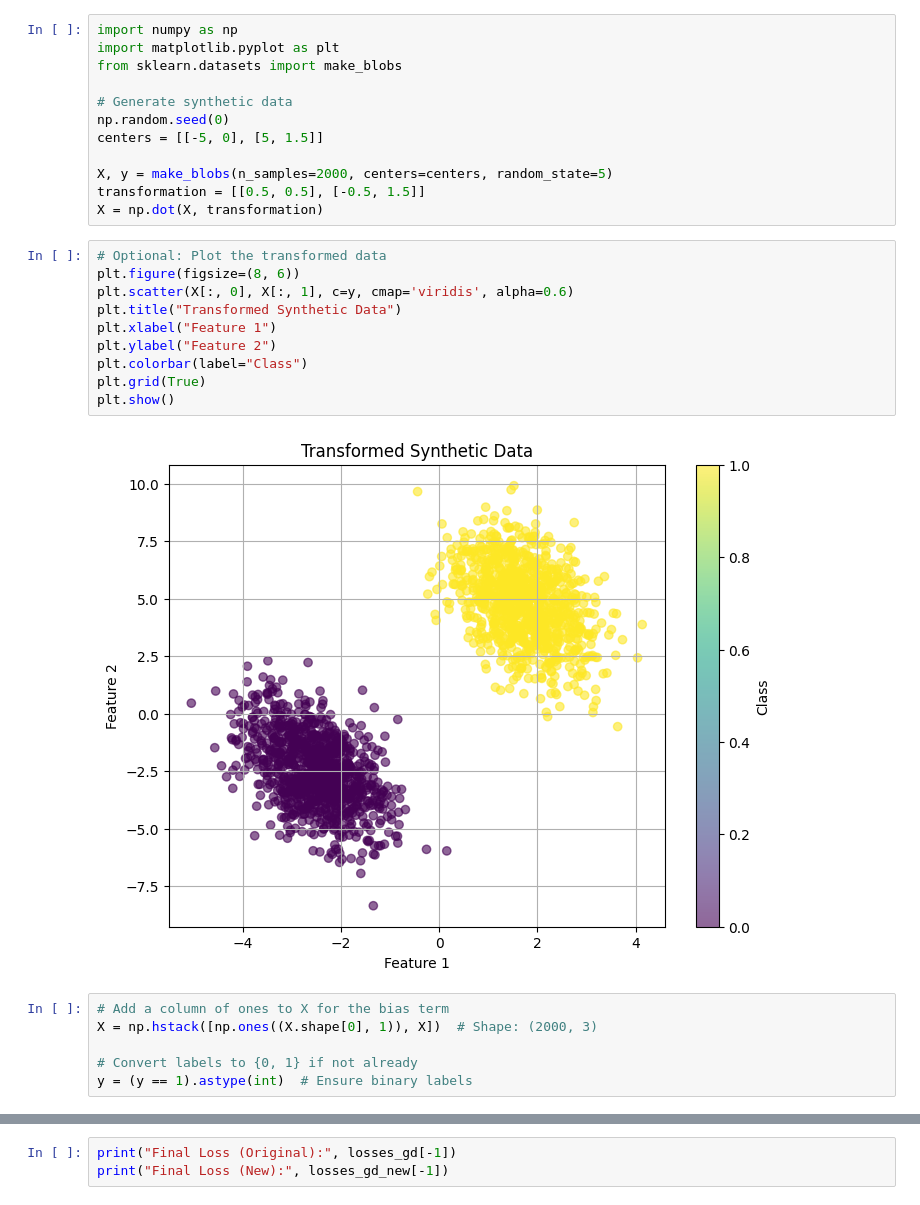
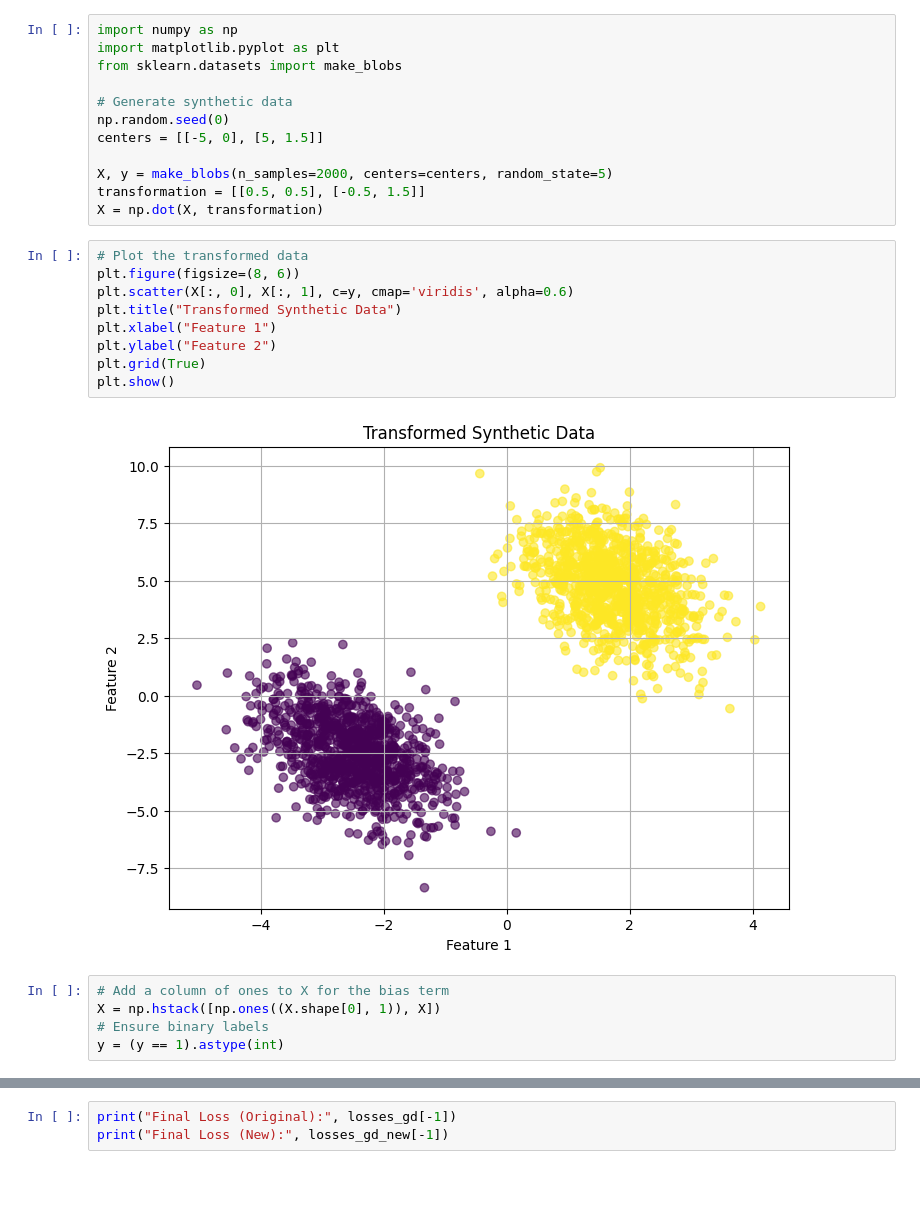
Before and after one commit to AbdulBasithNiyas/EN3150-Pattern-Recognition, a Jupyter notebook: assignment_02/notebooks/logreg2.ipynb, the cells around one changed output, grey strips where cells are left out. Drawn from its saved outputs; the diff is of its cells as text.

```diff
--- a/assignment_02/notebooks/logreg2.ipynb
+++ b/assignment_02/notebooks/logreg2.ipynb
@@ -11,21 +11,19 @@ X, y = make_blobs(n_samples=2000, centers=centers, random_state=5)
 transformation = [[0.5, 0.5], [-0.5, 1.5]]
 X = np.dot(X, transformation)
 # %%
-# Optional: Plot the transformed data
+# Plot the transformed data
 plt.figure(figsize=(8, 6))
 plt.scatter(X[:, 0], X[:, 1], c=y, cmap='viridis', alpha=0.6)
 plt.title("Transformed Synthetic Data")
 plt.xlabel("Feature 1")
 plt.ylabel("Feature 2")
-plt.colorbar(label="Class")
 plt.grid(True)
 plt.show()
 # %% [output]
-[figure, old version]
+[figure, new version]
 # %%
 # Add a column of ones to X for the bias term
-X = np.hstack([np.ones((X.shape[0], 1)), X])  # Shape: (2000, 3)
-
-# Convert labels to {0, 1} if not already
-y = (y == 1).astype(int)  # Ensure binary labels
+X = np.hstack([np.ones((X.shape[0], 1)), X])
+# Ensure binary labels
+y = (y == 1).astype(int)
 # %%
```
Also changed, not shown: parts of 13 cells of this notebook, 1 other file.
